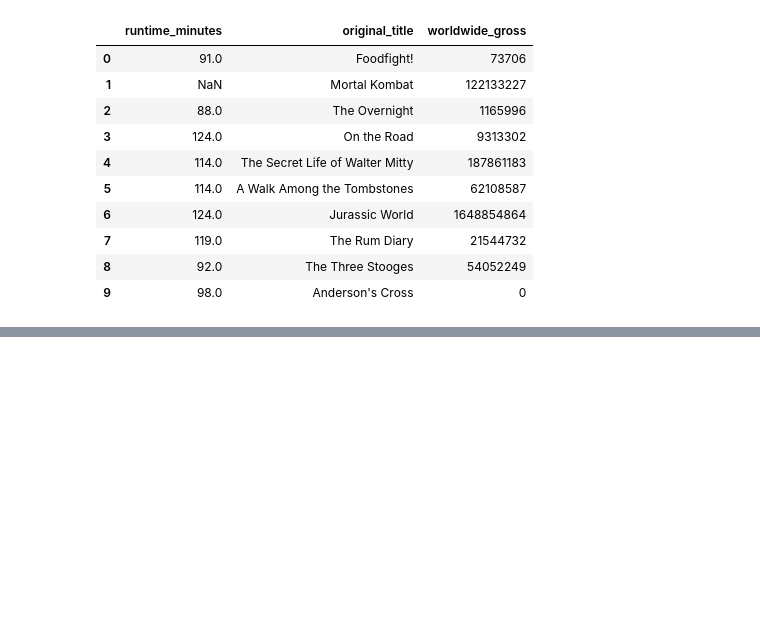
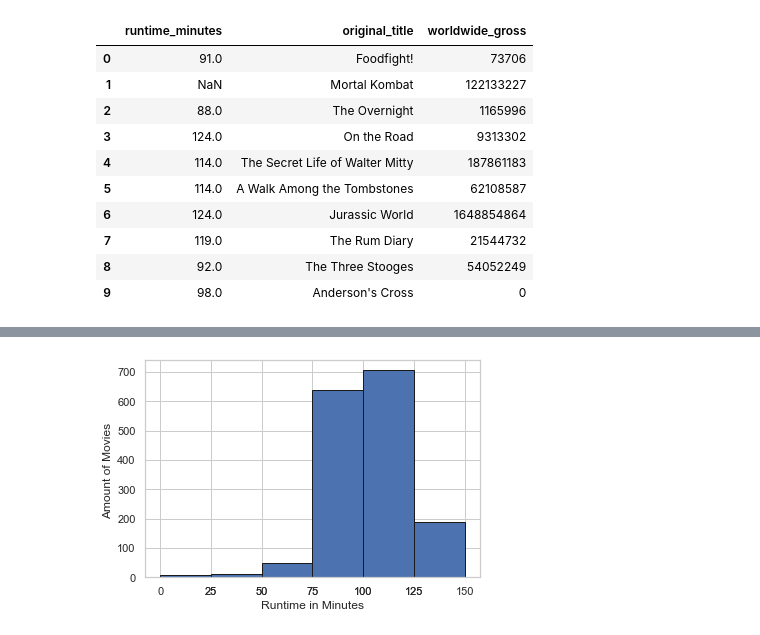
Before and after one commit to krvosen/microsoft_movie_analysis, a Jupyter notebook: create_sql_database.ipynb, the cells around one changed output, grey strips where cells are left out. Saved outputs shown, nothing was run; the diff lists cells and outputs as text; code cells hidden in the pictures; blank space fills up the shorter version.

```diff
--- a/create_sql_database.ipynb
+++ b/create_sql_database.ipynb
@@ -123,0 +197,14 @@ orderedrtandgross.head(10)
+# %%
+x = orderedrtandgross.runtime_minutes
+df = pd.DataFrame({"x":x})
+
+bins= [0,25 ,25,50 ,50,75 ,75,100 ,100,125 ,125 ,150]
+plt.hist(df.values, bins=bins, edgecolor="k")
+plt.xticks(bins)
+plt.xlabel('Runtime in Minutes')
+plt.ylabel('Amount of Movies ')
+
+
+plt.show()
+# %% [output]
+[figure, added]
```
Also changed, not shown: parts of 17 cells of this notebook.
